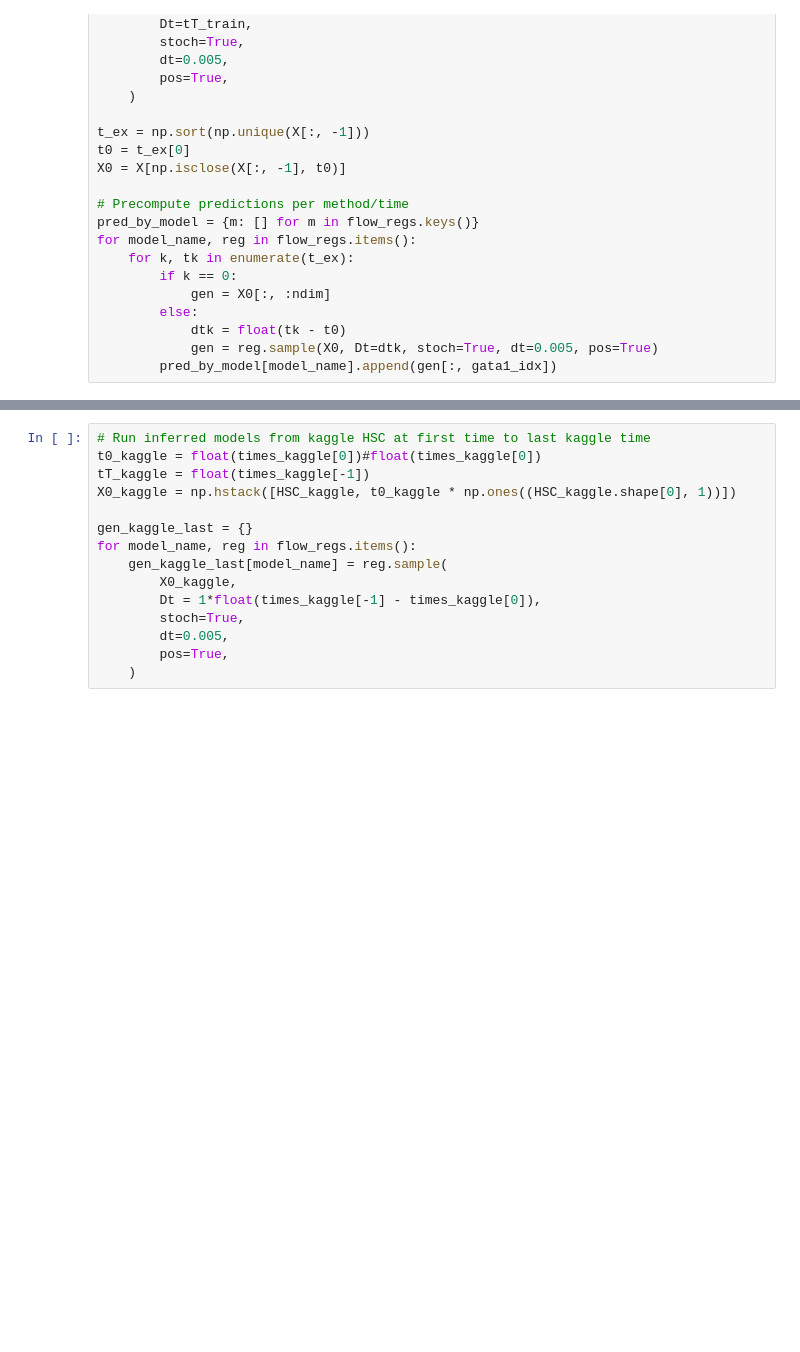
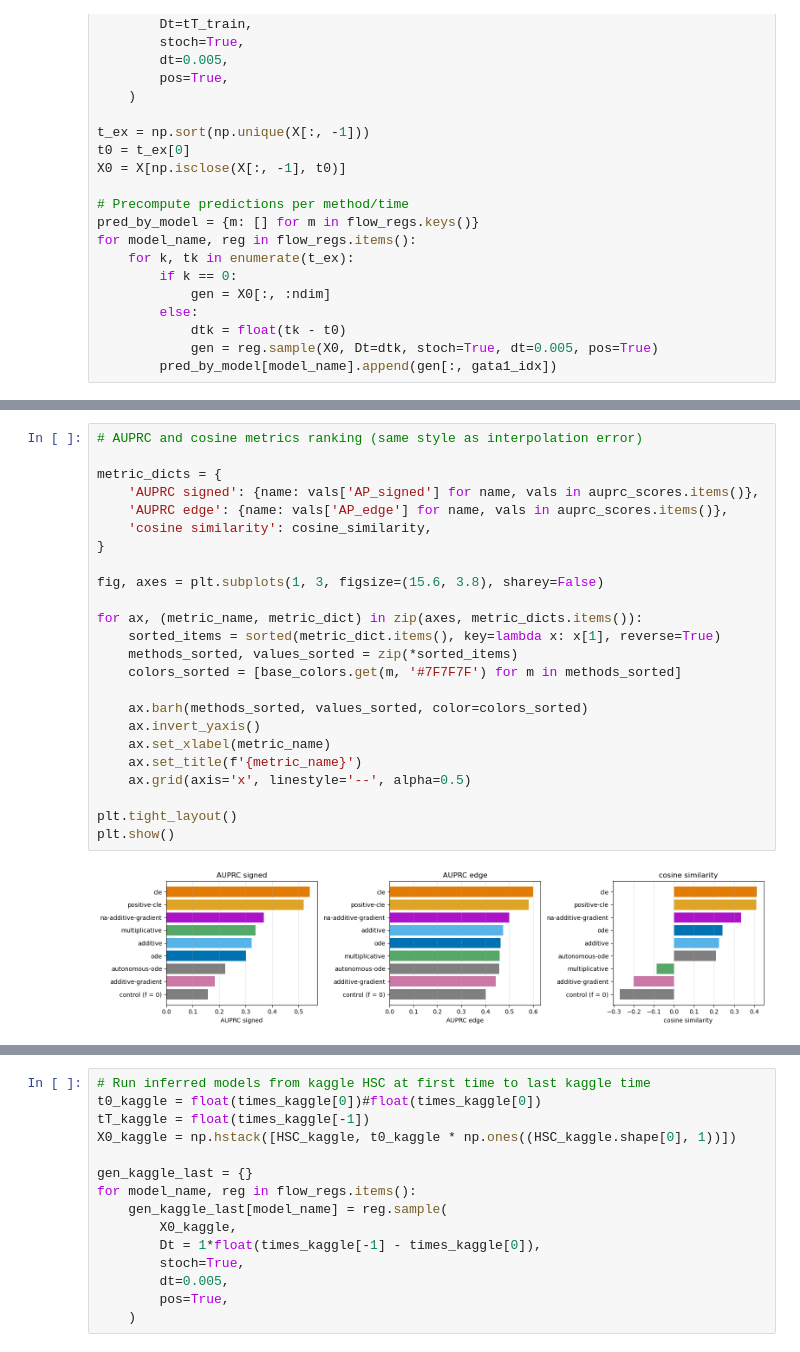
Before and after one commit to vchz/pfi, a Jupyter notebook: examples/hsc_generalization_sample.ipynb, the cells around one changed output, grey strips where cells are left out. Saved outputs shown, nothing was run; the diff lists cells and outputs as text; blank space fills up the shorter version.

```diff
--- a/examples/hsc_generalization_sample.ipynb
+++ b/examples/hsc_generalization_sample.ipynb
@@ -278,3 +421,29 @@ plt.show()
+# %%
+# AUPRC and cosine metrics ranking (same style as interpolation error)
+
+metric_dicts = {
+    'AUPRC signed': {name: vals['AP_signed'] for name, vals in auprc_scores.items()},
+    'AUPRC edge': {name: vals['AP_edge'] for name, vals in auprc_scores.items()},
+    'cosine similarity': cosine_similarity,
+}
+
+fig, axes = plt.subplots(1, 3, figsize=(15.6, 3.8), sharey=False)
+
+for ax, (metric_name, metric_dict) in zip(axes, metric_dicts.items()):
+    sorted_items = sorted(metric_dict.items(), key=lambda x: x[1], reverse=True)
+    methods_sorted, values_sorted = zip(*sorted_items)
+    colors_sorted = [base_colors.get(m, '#7F7F7F') for m in methods_sorted]
+
+    ax.barh(methods_sorted, values_sorted, color=colors_sorted)
+    ax.invert_yaxis()
+    ax.set_xlabel(metric_name)
+    ax.set_title(f'{metric_name}')
+    ax.grid(axis='x', linestyle='--', alpha=0.5)
+
+plt.tight_layout()
+plt.show()
+# %% [output]
+[figure, added]
 # %%
 # Load Kaggle multiome data and keep HSC/HSPC cells at first time point
 nsamples_kaggle = 16000
```
Also changed, not shown: parts of 7 cells of this notebook, 10 other files.
